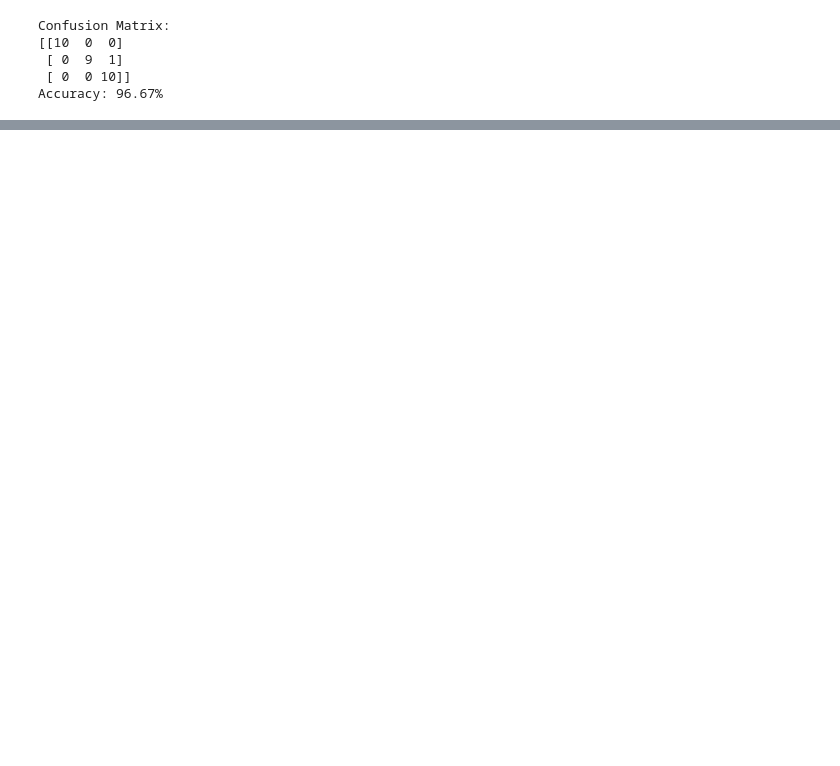
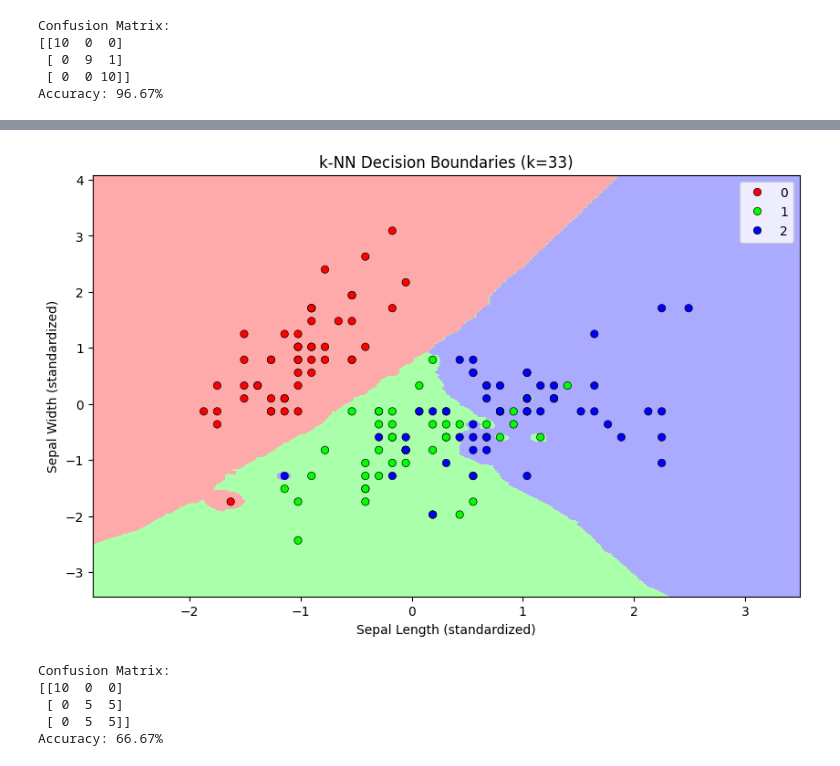
Before and after one commit to JiaYiBee/FIT3164, a Jupyter notebook: KenYangKNN.ipynb, the cells around one changed output, grey strips where cells are left out. Cells and saved outputs as stored; diff of their text form; code cells hidden in the pictures; blank space fills up the shorter version.

```diff
--- a/KenYangKNN.ipynb
+++ b/KenYangKNN.ipynb
@@ -179,0 +278,68 @@ plot_decision_boundaries(X_scaled, y, knn_vis, f'k-NN Decision Boundaries (k={k}
+# %%
+#Extract the species into numerical values
+label_encoder = LabelEncoder()
+y_encoded = label_encoder.fit_transform(y)
+
+def plot_decision_boundaries(X, y, classifier, title):
+    #Size of the mesh (small)
+    h = 0.02
+
+    #Minimum and maximum of x and y
+    x_min, x_max = X[:, 0].min() - 1, X[:, 0].max() + 1
+    y_min, y_max = X[:, 1].min() - 1, X[:, 1].max() + 1
+
+    #Create a grid
+    xx, yy = np.meshgrid(np.arange(x_min, x_max, h),
+                         np.arange(y_min, y_max, h))
+
+    #Using classifier to do the prediction
+    Z = classifier.predict(np.c_[xx.ravel(), yy.ravel()])
+    Z = np.asarray(Z, dtype=np.float32)  # Ensure numeric format
+    Z = Z.reshape(xx.shape)
+
+    #Set the colour of plot (Red, Green, Blue)
+    cmap_light = ListedColormap(['#FFAAAA', '#AAFFAA', '#AAAAFF'])
+    cmap_bold = ListedColormap(['#FF0000', '#00FF00', '#0000FF'])
+
+    #Fill the background with the colours
+    plt.figure(figsize=(10, 6))
+    plt.contourf(xx, yy, Z, cmap=cmap_light)
+
+    #Overlay the data points with sccatterplot
+    sns.scatterplot(x=X[:, 0], y=X[:, 1], hue=y, palette=cmap_bold.colors, edgecolor='k')
+
+    #Title and labels for x and y axis
+    plt.xlabel('Sepal Length (standardized)')
+    plt.ylabel('Sepal Width (standardized)')
+    plt.title(title)
+    plt.show()
+
+#Split the dataset into 80% training data and 20% testing data using only the sepal width and length
+X_train_sepal, X_test_sepal, y_train_sepal, y_test_sepal = train_test_split(
+    X_sepal, y_encoded, test_size=0.2, random_state=42, stratify=y_encoded
+)
+
+#Using the k above, train the data using the distance as the weigh
+optimal_k_sepal= k_values[np.argmax(cv_scores_sepal)]
+knn = KNeighborsClassifier(n_neighbors=optimal_k_sepal, weights='distance')
+knn.fit(X_train_sepal, y_train_sepal)
+
+#Plot the graph of the KNN
+plot_decision_boundaries(X_sepal, y_encoded, knn, f'k-NN Decision Boundaries (k={optimal_k_sepal})')
+# %% [output]
+[figure, added]
+# %%
+#Make predictions
+y_pred = knn.predict(X_test_sepal)
+
+#Create a confusion Metrics
+print("Confusion Matrix:")
+print(confusion_matrix(y_test_sepal, y_pred))
+
+print(f"Accuracy: {accuracy_score(y_test_sepal, y_pred) * 100:.2f}%")
+# %% [output]
+Confusion Matrix:
+[[10  0  0]
+ [ 0  5  5]
+ [ 0  5  5]]
+Accuracy: 66.67%
```
Also changed, not shown: parts of 18 cells of this notebook.
